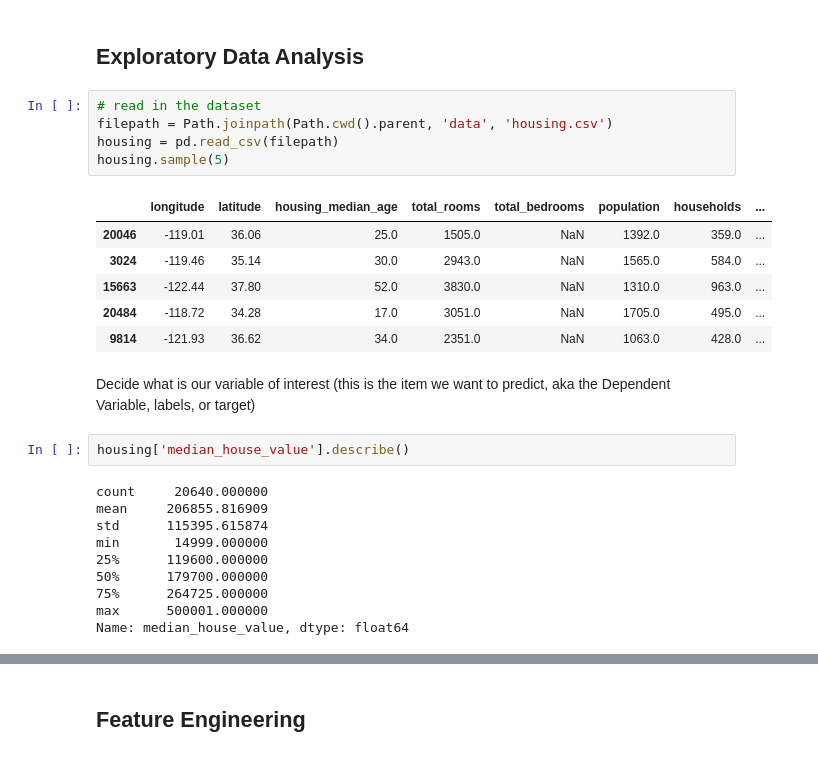
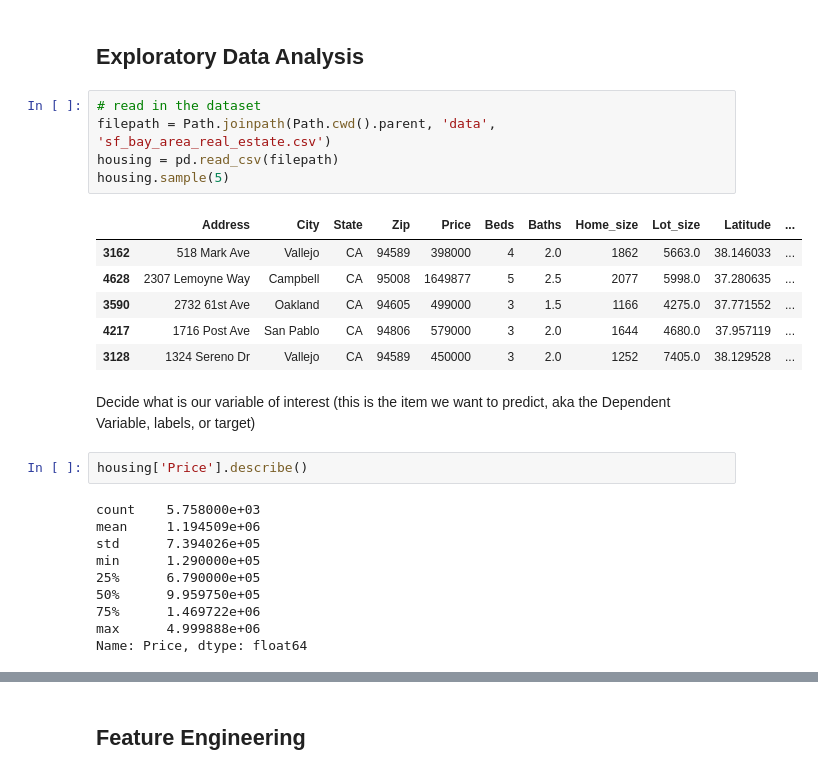
Before and after one commit to ksebastian/data-science-regression, a Jupyter notebook: analysis/sf_bay_area_analysis.ipynb, the cells around one changed output, grey strips where cells are left out. Cells and saved outputs as stored; diff of their text form.

```diff
--- a/analysis/sf_bay_area_analysis.ipynb
+++ b/analysis/sf_bay_area_analysis.ipynb
@@ -31,27 +30,27 @@ mpl.rc('ytick', labelsize=12)
 ## Exploratory Data Analysis
 # %%
 # read in the dataset
-filepath = Path.joinpath(Path.cwd().parent, 'data', 'housing.csv')
+filepath = Path.joinpath(Path.cwd().parent, 'data', 'sf_bay_area_real_estate.csv')
 housing = pd.read_csv(filepath)
 housing.sample(5)
 # %% [output]
-|  | longitude | latitude | housing_median_age | total_rooms | total_bedrooms | population | households | ... |
-| 20046 | -119.01 | 36.06 | 25.0 | 1505.0 | NaN | 1392.0 | 359.0 | ... |
-| 3024 | -119.46 | 35.14 | 30.0 | 2943.0 | NaN | 1565.0 | 584.0 | ... |
-| 15663 | -122.44 | 37.80 | 52.0 | 3830.0 | NaN | 1310.0 | 963.0 | ... |
-| 20484 | -118.72 | 34.28 | 17.0 | 3051.0 | NaN | 1705.0 | 495.0 | ... |
-| 9814 | -121.93 | 36.62 | 34.0 | 2351.0 | NaN | 1063.0 | 428.0 | ... |
+|  | Address | City | State | Zip | Price | Beds | Baths | Home_size | Lot_size | Latitude | ... |
+| 3162 | 518 Mark Ave | Vallejo | CA | 94589 | 398000 | 4 | 2.0 | 1862 | 5663.0 | 38.146033 | ... |
+| 4628 | 2307 Lemoyne Way | Campbell | CA | 95008 | 1649877 | 5 | 2.5 | 2077 | 5998.0 | 37.280635 | ... |
+| 3590 | 2732 61st Ave | Oakland | CA | 94605 | 499000 | 3 | 1.5 | 1166 | 4275.0 | 37.771552 | ... |
+| 4217 | 1716 Post Ave | San Pablo | CA | 94806 | 579000 | 3 | 2.0 | 1644 | 4680.0 | 37.957119 | ... |
+| 3128 | 1324 Sereno Dr | Vallejo | CA | 94589 | 450000 | 3 | 2.0 | 1252 | 7405.0 | 38.129528 | ... |
 # %% [markdown]
 Decide what is our variable of interest (this is the item we want to predict, aka the Dependent Variable, labels, or target)
 # %%
-housing['median_house_value'].describe()
+housing['Price'].describe()
 # %% [output]
-count     20640.000000
-mean     206855.816909
-std      115395.615874
-min       14999.000000
-25%      119600.000000
-50%      179700.000000
-75%      264725.000000
-max      500001.000000
-Name: median_house_value, dtype: float64
+count    5.758000e+03
+mean     1.194509e+06
+std      7.394026e+05
+min      1.290000e+05
+25%      6.790000e+05
+50%      9.959750e+05
+75%      1.469722e+06
+max      4.999888e+06
+Name: Price, dtype: float64
```
Also changed, not shown: parts of 33 cells of this notebook.
